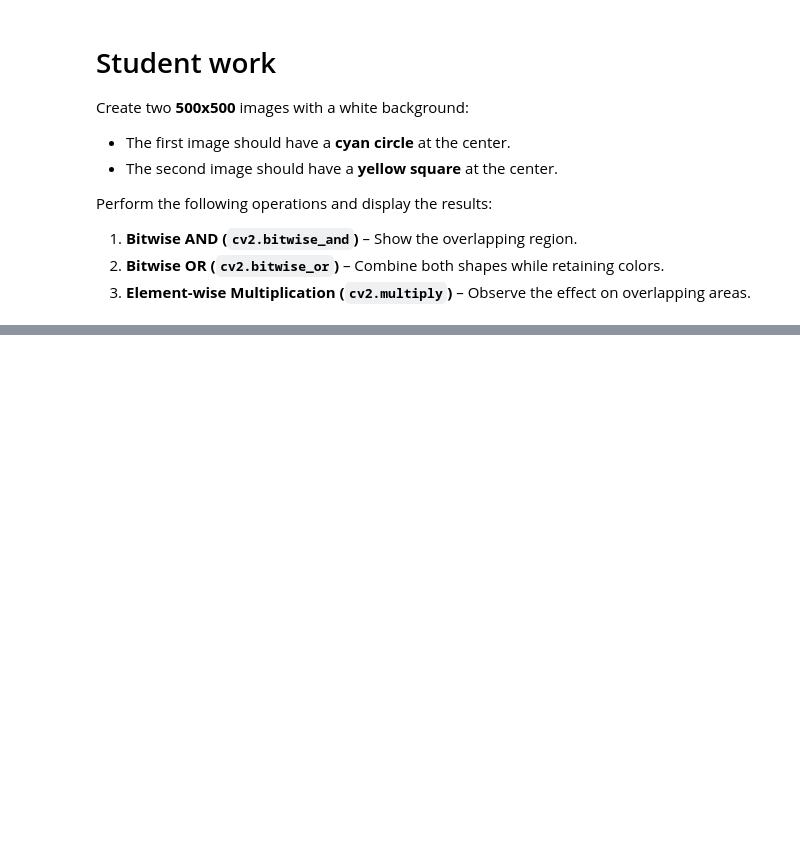
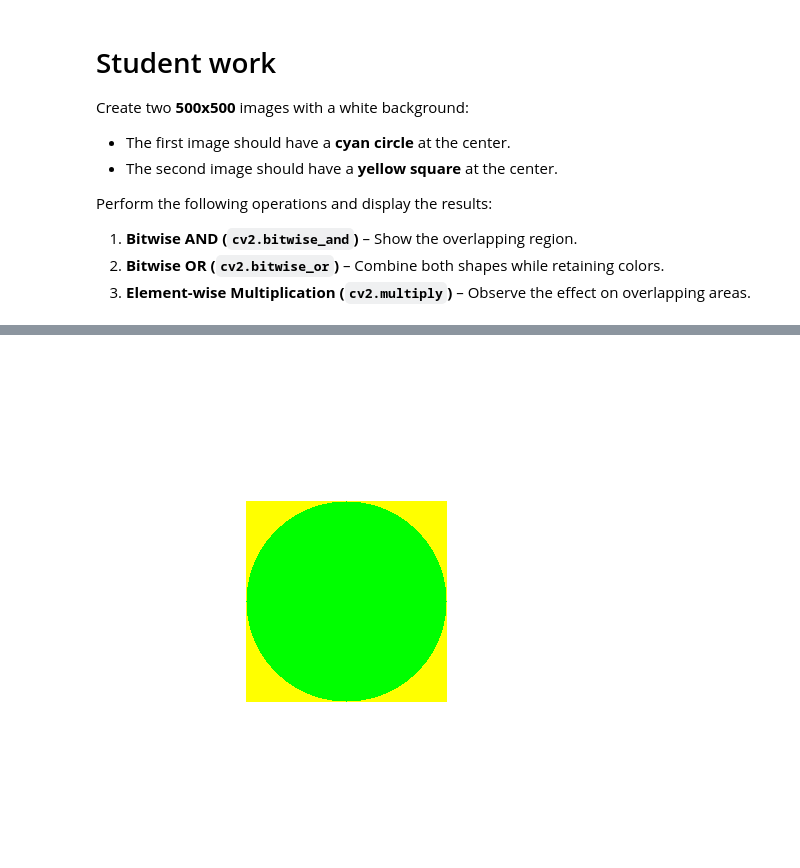
Before and after one commit to Mehadi4021/Digital-Image-Processing_Lab_CSE438, a Jupyter notebook: Experiment_No4_DIP_Lab_Day_4_ipynb.ipynb, the cells around one changed output, grey strips where cells are left out. Cells and saved outputs as stored; diff of their text form; code cells hidden in the pictures; blank space fills up the shorter version.

```diff
--- a/Experiment_No4_DIP_Lab_Day_4_ipynb.ipynb
+++ b/Experiment_No4_DIP_Lab_Day_4_ipynb.ipynb
@@ -145,0 +179,8 @@ Perform the following operations and display the results:
+# %%
+# Perform element-wise multiplication
+multiplication_result = cv2.multiply(image1, image2)
+
+# Display the result
+cv2_imshow(multiplication_result)
+# %% [output]
+[figure, added]
```
Also changed, not shown: parts of 3 cells of this notebook.
